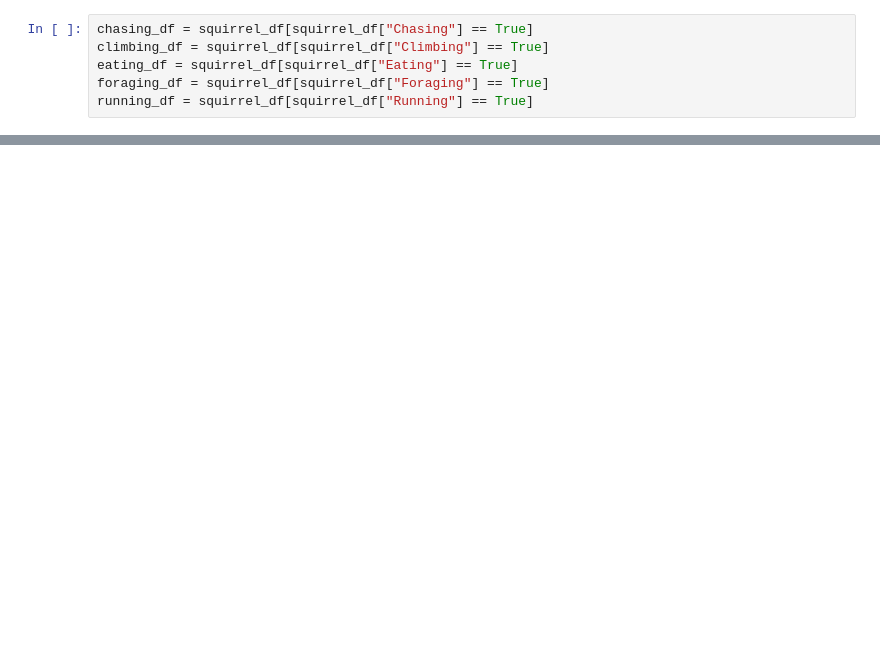
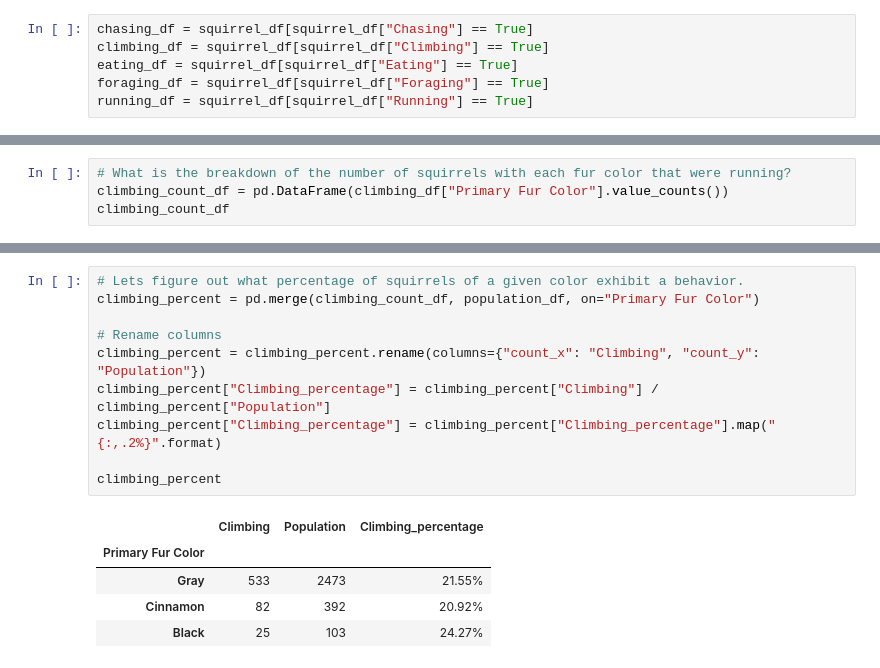
Before and after one commit to brown016340/Project-1, a Jupyter notebook: Behavior_maps.ipynb, the cells around one changed output, grey strips where cells are left out. Saved outputs shown, nothing was run; the diff lists cells and outputs as text; blank space fills up the shorter version.

```diff
--- a/Behavior_maps.ipynb
+++ b/Behavior_maps.ipynb
@@ -149,0 +182,4 @@ hvplot.save(combined_map, 'combined.png')
+# %%
+# What is the breakdown of the number of squirrels with each fur color that were running?
+climbing_count_df = pd.DataFrame(climbing_df["Primary Fur Color"].value_counts())
+climbing_count_df
@@ -149,0 +192,16 @@ hvplot.save(combined_map, 'combined.png')
+# %%
+# Lets figure out what percentage of squirrels of a given color exhibit a behavior.
+climbing_percent = pd.merge(climbing_count_df, population_df, on="Primary Fur Color")
+
+# Rename columns
+climbing_percent = climbing_percent.rename(columns={"count_x": "Climbing", "count_y": "Population"})
+climbing_percent["Climbing_percentage"] = climbing_percent["Climbing"] / climbing_percent["Population"]
+climbing_percent["Climbing_percentage"] = climbing_percent["Climbing_percentage"].map("{:,.2%}".format)
+
+climbing_percent
+# %% [output]
+|  | Climbing | Population | Climbing_percentage |
+| Primary Fur Color |  |  |  |
+| Gray | 533 | 2473 | 21.55% |
+| Cinnamon | 82 | 392 | 20.92% |
+| Black | 25 | 103 | 24.27% |
```
Also changed, not shown: parts of 22 cells of this notebook.
